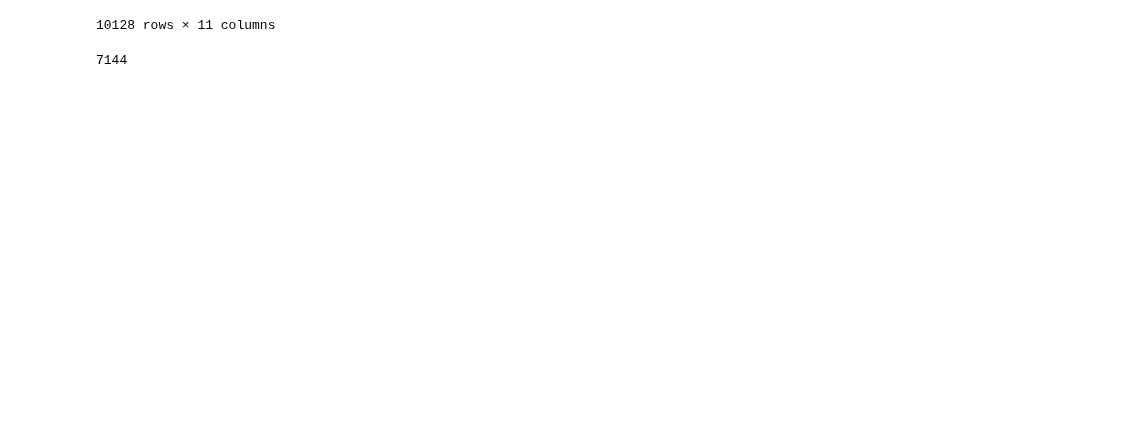
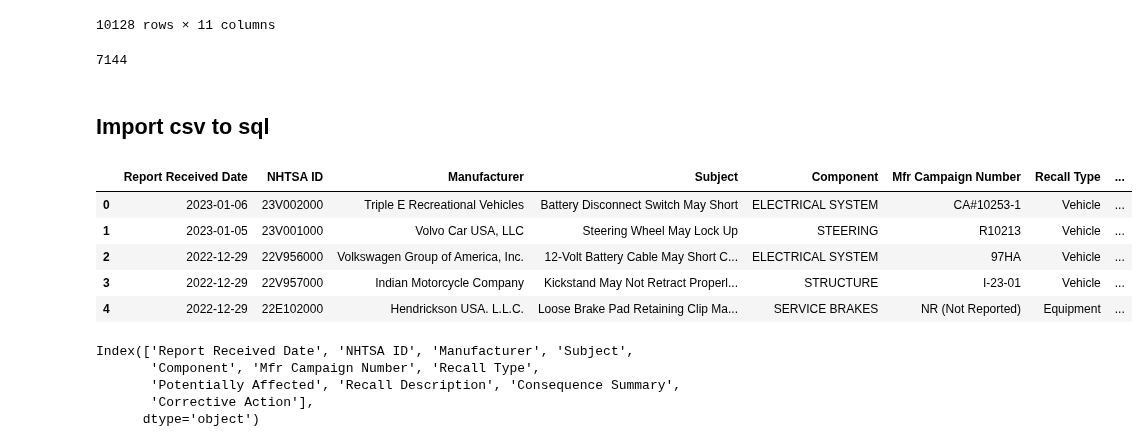
Before and after one commit to keval1051997/Vehicle-safety-recall, a Jupyter notebook: last10yr_df_cleaned.ipynb, the cells around one changed output. Cells and saved outputs as stored; diff of their text form; code cells hidden in the pictures; blank space fills up the shorter version.

Commit message:
updated notebook with postgres import and .gitignore

```diff
--- a/last10yr_df_cleaned.ipynb
+++ b/last10yr_df_cleaned.ipynb
@@ -383,3 +383,24 @@ last10yr_df_cleaned['Subject'].nunique()
 # %%
 # shrunken data to last 10 year and cleaned
 last10yr_df_cleaned.to_csv('./resources/last10yr_df_cleaned.csv', index=False)
+# %% [markdown]
+## Import csv to sql
+# %%
+import pandas as pd
+df = pd.read_csv('last10yr_df_cleaned.csv')
+df.head()
+# %% [output]
+|  | Report Received Date | NHTSA ID | Manufacturer | Subject | Component | Mfr Campaign Number | Recall Type | ... |
+| 0 | 2023-01-06 | 23V002000 | Triple E Recreational Vehicles | Battery Disconnect Switch May Short | ELECTRICAL SYSTEM | CA#10253-1 | Vehicle | ... |
+| 1 | 2023-01-05 | 23V001000 | Volvo Car USA, LLC | Steering Wheel May Lock Up | STEERING | R10213 | Vehicle | ... |
+| 2 | 2022-12-29 | 22V956000 | Volkswagen Group of America, Inc. | 12-Volt Battery Cable May Short C... | ELECTRICAL SYSTEM | 97HA | Vehicle | ... |
+| 3 | 2022-12-29 | 22V957000 | Indian Motorcycle Company | Kickstand May Not Retract Properl... | STRUCTURE | I-23-01 | Vehicle | ... |
+| 4 | 2022-12-29 | 22E102000 | Hendrickson USA. L.L.C. | Loose Brake Pad Retaining Clip Ma... | SERVICE BRAKES | NR (Not Reported) | Equipment | ... |
+# %%
+df.columns
+# %% [output]
+Index(['Report Received Date', 'NHTSA ID', 'Manufacturer', 'Subject',
+       'Component', 'Mfr Campaign Number', 'Recall Type',
+       'Potentially Affected', 'Recall Description', 'Consequence Summary',
+       'Corrective Action'],
+      dtype='object')
```
Also changed, not shown: parts of 5 cells of this notebook, 1 other file.
